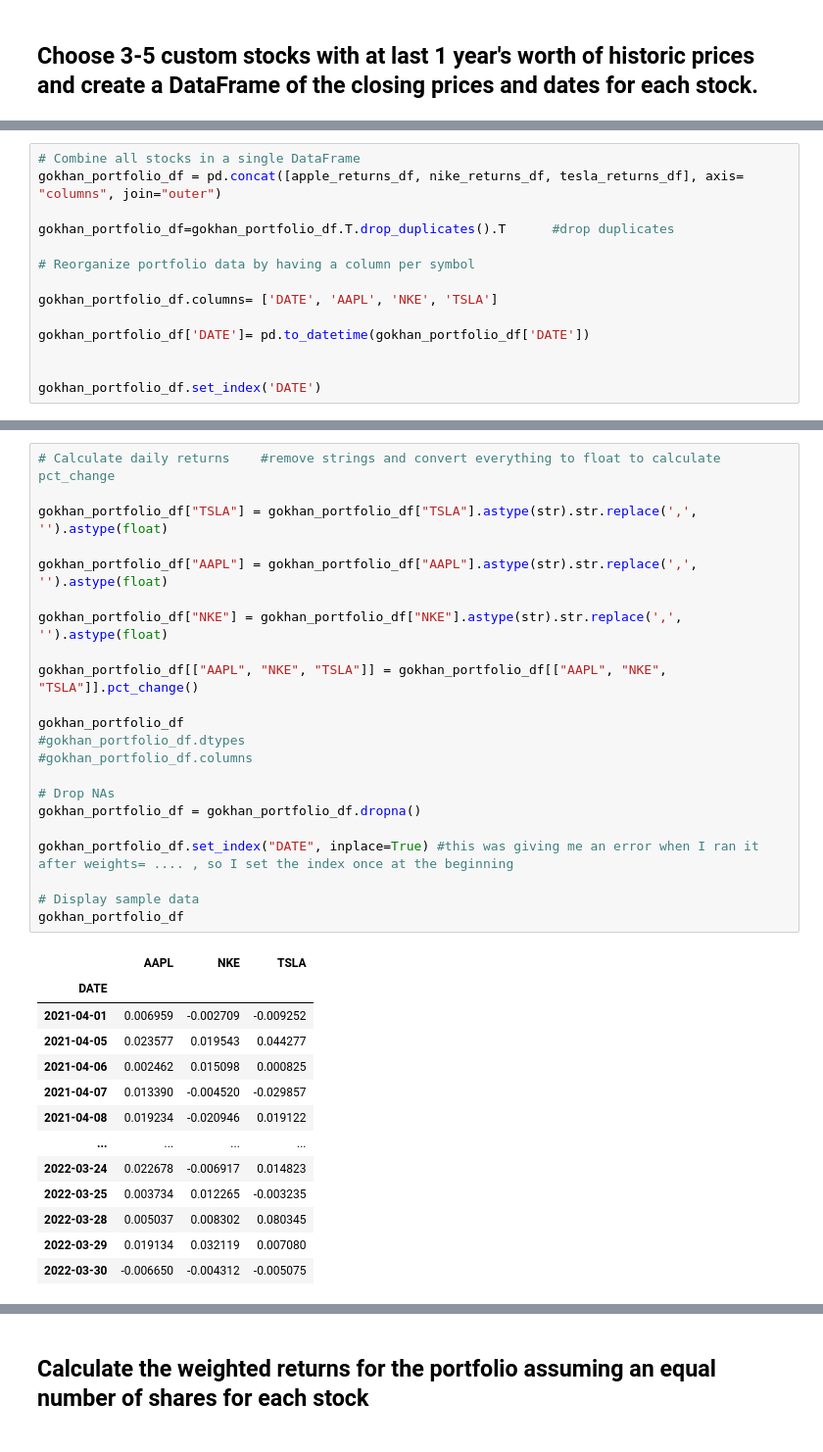
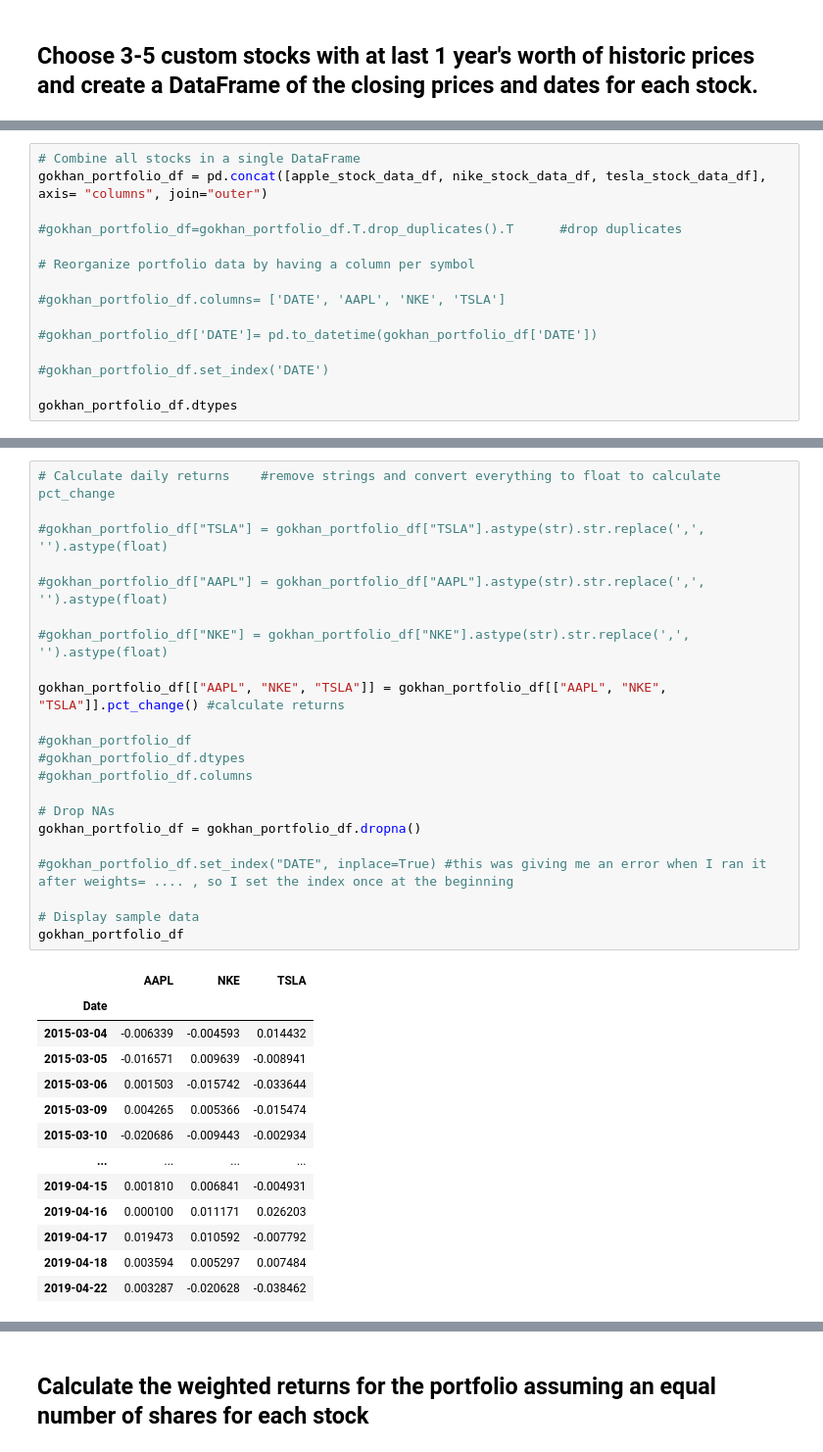
Before and after one commit to gokhanunal34/pandasSkillsApplications, a Jupyter notebook: whale_analysis.ipynb, the cells around one changed output, grey strips where cells are left out. Shown: that part at 98% size. Cells and saved outputs as stored; diff of their text form.

```diff
--- a/whale_analysis.ipynb
+++ b/whale_analysis.ipynb
@@ -572,15 +612,16 @@ tesla_returns_df
 # %%
 # Combine all stocks in a single DataFrame
-gokhan_portfolio_df = pd.concat([apple_returns_df, nike_returns_df, tesla_returns_df], axis= "columns", join="outer")
+gokhan_portfolio_df = pd.concat([apple_stock_data_df, nike_stock_data_df, tesla_stock_data_df], axis= "columns", join="outer")
 
-gokhan_portfolio_df=gokhan_portfolio_df.T.drop_duplicates().T      #drop duplicates
+#gokhan_portfolio_df=gokhan_portfolio_df.T.drop_duplicates().T      #drop duplicates
 
 # Reorganize portfolio data by having a column per symbol
 
-gokhan_portfolio_df.columns= ['DATE', 'AAPL', 'NKE', 'TSLA']
+#gokhan_portfolio_df.columns= ['DATE', 'AAPL', 'NKE', 'TSLA']
 
-gokhan_portfolio_df['DATE']= pd.to_datetime(gokhan_portfolio_df['DATE'])
+#gokhan_portfolio_df['DATE']= pd.to_datetime(gokhan_portfolio_df['DATE'])
 
+#gokhan_portfolio_df.set_index('DATE')
 
-gokhan_portfolio_df.set_index('DATE')
+gokhan_portfolio_df.dtypes
 # %% [output]
@@ -601,36 +632,36 @@ gokhan_portfolio_df.set_index('DATE')
 # %%
 # Calculate daily returns    #remove strings and convert everything to float to calculate pct_change
 
-gokhan_portfolio_df["TSLA"] = gokhan_portfolio_df["TSLA"].astype(str).str.replace(',', '').astype(float)
+#gokhan_portfolio_df["TSLA"] = gokhan_portfolio_df["TSLA"].astype(str).str.replace(',', '').astype(float)
 
-gokhan_portfolio_df["AAPL"] = gokhan_portfolio_df["AAPL"].astype(str).str.replace(',', '').astype(float)
+#gokhan_portfolio_df["AAPL"] = gokhan_portfolio_df["AAPL"].astype(str).str.replace(',', '').astype(float)
 
-gokhan_portfolio_df["NKE"] = gokhan_portfolio_df["NKE"].astype(str).str.replace(',', '').astype(float)
+#gokhan_portfolio_df["NKE"] = gokhan_portfolio_df["NKE"].astype(str).str.replace(',', '').astype(float)
 
-gokhan_portfolio_df[["AAPL", "NKE", "TSLA"]] = gokhan_portfolio_df[["AAPL", "NKE", "TSLA"]].pct_change()
+gokhan_portfolio_df[["AAPL", "NKE", "TSLA"]] = gokhan_portfolio_df[["AAPL", "NKE", "TSLA"]].pct_change() #calculate returns
 
-gokhan_portfolio_df
+#gokhan_portfolio_df
 #gokhan_portfolio_df.dtypes
 #gokhan_portfolio_df.columns
 
 # Drop NAs
 gokhan_portfolio_df = gokhan_portfolio_df.dropna()
 
-gokhan_portfolio_df.set_index("DATE", inplace=True) #this was giving me an error when I ran it after weights= .... , so I set the index once at the beginning
+#gokhan_portfolio_df.set_index("DATE", inplace=True) #this was giving me an error when I ran it after weights= .... , so I set the index once at the beginning
 
 # Display sample data
 gokhan_portfolio_df
 # %% [output]
 |  | AAPL | NKE | TSLA |
-| DATE |  |  |  |
-| 2021-04-01 | 0.006959 | -0.002709 | -0.009252 |
-| 2021-04-05 | 0.023577 | 0.019543 | 0.044277 |
-| 2021-04-06 | 0.002462 | 0.015098 | 0.000825 |
-| 2021-04-07 | 0.013390 | -0.004520 | -0.029857 |
-| 2021-04-08 | 0.019234 | -0.020946 | 0.019122 |
+| Date |  |  |  |
+| 2015-03-04 | -0.006339 | -0.004593 | 0.014432 |
+| 2015-03-05 | -0.016571 | 0.009639 | -0.008941 |
+| 2015-03-06 | 0.001503 | -0.015742 | -0.033644 |
+| 2015-03-09 | 0.004265 | 0.005366 | -0.015474 |
+| 2015-03-10 | -0.020686 | -0.009443 | -0.002934 |
 | ... | ... | ... | ... |
-| 2022-03-24 | 0.022678 | -0.006917 | 0.014823 |
-| 2022-03-25 | 0.003734 | 0.012265 | -0.003235 |
-| 2022-03-28 | 0.005037 | 0.008302 | 0.080345 |
-| 2022-03-29 | 0.019134 | 0.032119 | 0.007080 |
-| 2022-03-30 | -0.006650 | -0.004312 | -0.005075 |
+| 2019-04-15 | 0.001810 | 0.006841 | -0.004931 |
+| 2019-04-16 | 0.000100 | 0.011171 | 0.026203 |
+| 2019-04-17 | 0.019473 | 0.010592 | -0.007792 |
+| 2019-04-18 | 0.003594 | 0.005297 | 0.007484 |
+| 2019-04-22 | 0.003287 | -0.020628 | -0.038462 |
```
Also changed, not shown: parts of 17 cells of this notebook.
